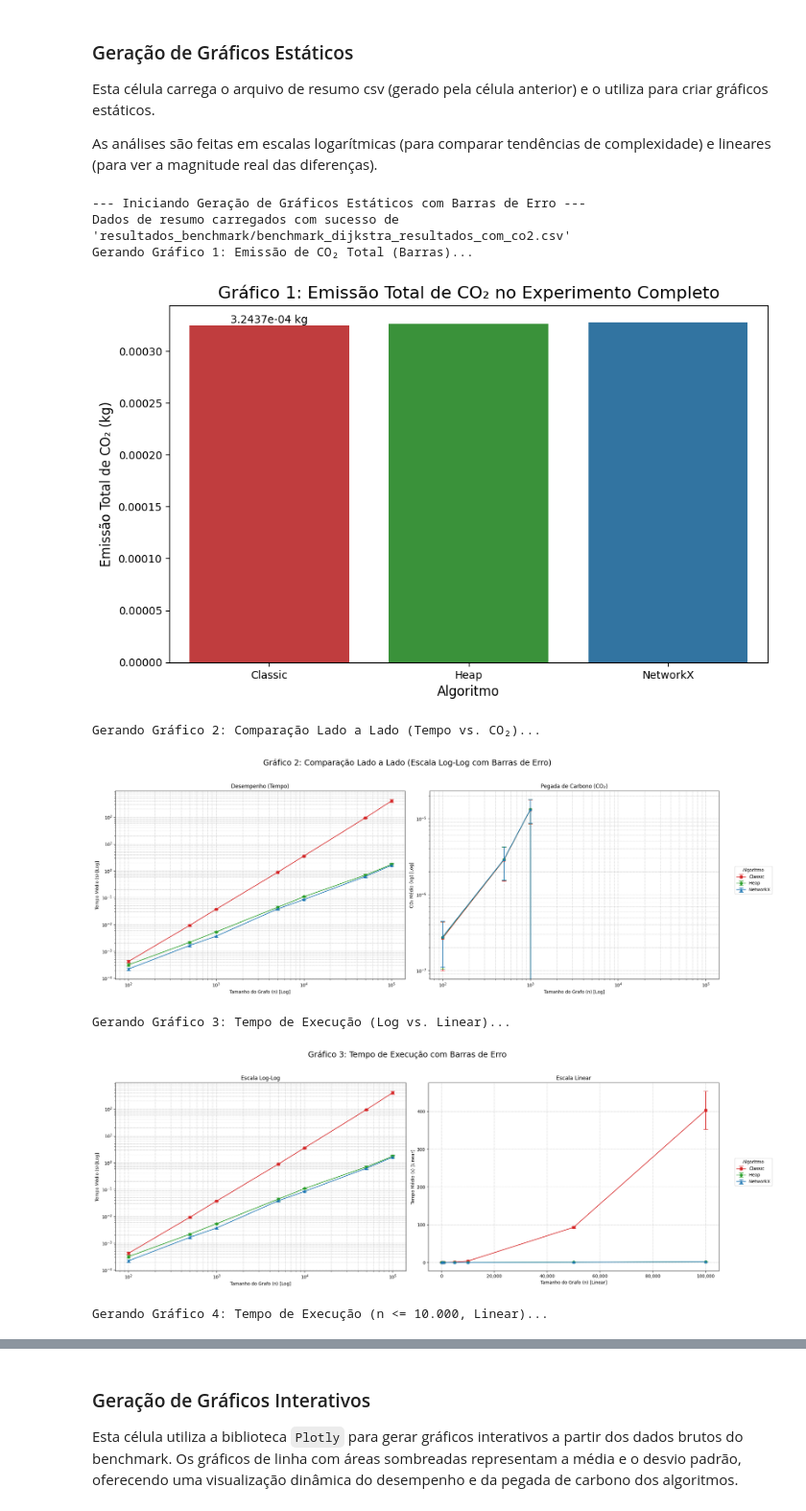
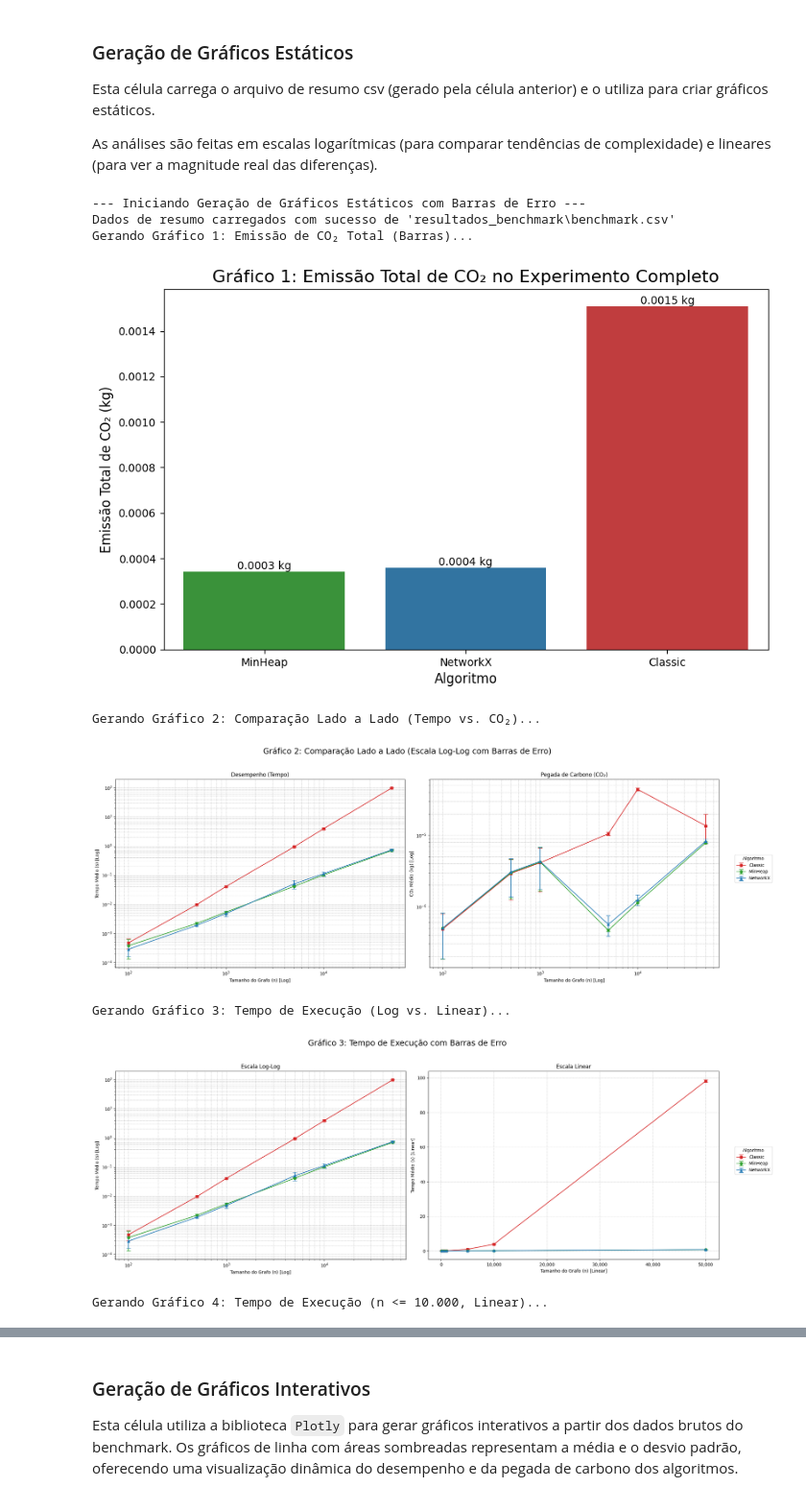
Before and after one commit to alicefvictorino/dijkstra-performance, a Jupyter notebook: main.ipynb, the cells around one changed output, grey strips where cells are left out. Shown at 96% size. Saved outputs shown, nothing was run; the diff lists cells and outputs as text; code cells hidden in the pictures.

Commit message:
Add benchmark results and remove other files
- Updated benchmark results for sizes 5k, 10k, and 50k with corrected values.
- Removed old results

```diff
--- a/main.ipynb
+++ b/main.ipynb
@@ -413,7 +528,7 @@ print(f"--- Iniciando Benchmark Completo de Dijkstra (Com Tempo e CO₂) ---")
 
 # Passo 2: "Experimento completo"
 # COMENTE A LINHA ACIMA E USE ESTA para o experimento real
-ALL_SIZES = [100, 500, 1_000, 5_000, 10_000, 50_000, 100_000]
+ALL_SIZES = [50_000]
 print(f"\nConfiguração de tamanhos: {ALL_SIZES}")
 
 NUM_REPETITIONS = 20
@@ -475,6 +590,7 @@ def calculate_stats(data_array, confidence_level):
                            df=n_obs - 1,
                            loc=mean_val,
                            scale=st.sem(data_clean))
+
         ci_low, ci_high = ci
 
     return mean_val, std_dev, ci_low, ci_high, n_obs
@@ -508,7 +624,7 @@ else:
                 tracker.start()
                 start_v2 = time.time()
                 for source in source_nodes:
-                    dijkstra_classic(source, adj_list)
+                    dijkstra_classico(source, adj_list)
                 end_v2 = time.time()
                 emissions_v2_run = tracker.stop() or 0.0
                 avg_time_v2 = (end_v2 - start_v2) / NUM_SOURCE_NODES
@@ -529,7 +645,7 @@ else:
                 tracker.start()
                 start_heap = time.time()
                 for source in source_nodes:
-                    dijkstra_min_heap(source, adj_list)
+                    dijkstra_MinHeap(source, adj_list)
                 end_heap = time.time()
                 emissions_heap_run = tracker.stop() or 0.0
                 avg_time_heap = (end_heap - start_heap) / NUM_SOURCE_NODES
@@ -550,7 +666,7 @@ else:
                 tracker.start()
                 start_nx = time.time()
                 for source in source_nodes:
-                    nx.single_source_dijkstra_path_length(G_nx, source, weight='weight')
+                    nx.shortest_path(G_nx, source, weight='weight')
                 end_nx = time.time()
                 emissions_nx_run = tracker.stop() or 0.0
                 avg_time_nx = (end_nx - start_nx) / NUM_SOURCE_NODES
@@ -566,10 +682,10 @@ else:
                 times_nx.append(np.nan)
                 emissions_nx.append(np.nan)
 
-            print(f" concluída. (Classic: {avg_time_v2:.4f}s | Heap: {avg_time_heap:.4f}s | NX: {avg_time_nx:.4f}s)")
+            print(f" concluída. (Classic: {avg_time_v2:.4f}s | MinHeap: {avg_time_heap:.4f}s | NX: {avg_time_nx:.4f}s)")
 
         all_results.append({"n": n, "algo": "Classic", "times": times_v2, "emissions": emissions_v2})
-        all_results.append({"n": n, "algo": "Heap", "times": times_heap, "emissions": emissions_heap})
+        all_results.append({"n": n, "algo": "MinHeap", "times": times_heap, "emissions": emissions_heap})
         all_results.append({"n": n, "algo": "NetworkX", "times": times_nx, "emissions": emissions_nx})
 
         # --- Salvar Checkpoint ---
@@ -660,19 +1329,18 @@ As análises são feitas em escalas logarítmicas (para comparar tendências de
 print("--- Iniciando Geração de Gráficos Estáticos com Barras de Erro ---")
 
 # --- Configuração ---
-arquivo_csv = "resultados_benchmark/benchmark_dijkstra_resultados_com_co2.csv"
 output_dir = "graficos_estaticos"
 os.makedirs(output_dir, exist_ok=True)
 
-cores = { 'Classic': '#d62728', 'Heap': '#2ca02c', 'NetworkX': '#1f77b4' }
-marcadores = { 'Classic': 's', 'Heap': 'o', 'NetworkX': '^' }
+cores = { 'Classic': '#d62728', 'MinHeap': '#2ca02c', 'NetworkX': '#1f77b4' }
+marcadores = { 'Classic': 's', 'MinHeap': 'o', 'NetworkX': '^' }
 
 # --- Carregar Dados ---
 try:
-    df = pd.read_csv(arquivo_csv)
-    print(f"Dados de resumo carregados com sucesso de '{arquivo_csv}'")
+    df = pd.read_csv(arquivo_final_atualizado)
+    print(f"Dados de resumo carregados com sucesso de '{arquivo_final_atualizado}'")
 except FileNotFoundError:
-    print(f"ERRO: Arquivo '{arquivo_csv}' não encontrado.")
+    print(f"ERRO: Arquivo '{arquivo_final_atualizado}' não encontrado.")
     print("Por favor, execute a célula de benchmark primeiro.")
     raise
 
@@ -684,7 +1352,13 @@ df_soma_co2 = df_total_co2.groupby('Algoritmo')['CO₂ Total (kg)'].sum().reset_
 
 plt.figure(figsize=(10, 6))
 ax1 = sns.barplot(data=df_soma_co2, x='Algoritmo', y='CO₂ Total (kg)', palette=cores, hue='Algoritmo', legend=False)
-ax1.bar_label(ax1.containers[0], fmt='%.4e kg')
+
+for container in ax1.containers:
+    ax1.bar_label(container,
+                  labels=[f'{v:.4f} kg' for v in container.datavalues],
+                  label_type='edge')
+
+
 plt.title('Gráfico 1: Emissão Total de CO₂ no Experimento Completo', fontsize=16)
 plt.xlabel('Algoritmo', fontsize=12)
 plt.ylabel('Emissão Total de CO₂ (kg)', fontsize=12)
@@ -758,37 +1432,37 @@ ax4.xaxis.set_major_formatter(ticker.FuncFormatter(lambda x, pos: f'{int(x):,}')
 ax4.set_xticks(df_pequenos['Tamanho (n)'].unique())
 ax4.legend(title="Algoritmo")
 plt.tight_layout()
 plt.savefig(os.path.join(output_dir, "04_tempo_linear_pequenos_barras_erro.png"), dpi=300, bbox_inches='tight')
 plt.show()
 
 # --- GRÁFICO 5: Emissões de CO₂ (Log vs. Linear) ---
 print("Gerando Gráfico 5: Emissões de CO₂ (Log vs. Linear)...")
 fig, (ax5_log, ax5_linear) = plt.subplots(1, 2, figsize=(20, 8))
 fig.suptitle('Gráfico 5: Emissões de CO₂ com Barras de Erro', fontsize=18)
 
 plot_with_error_bars(ax5_log, df, 'CO₂ Médio (kg)', 'Desvio Padrão (CO₂)', 'Escala Log-Log',
                 'Tamanho do Grafo (n) [Log]', 'CO₂ Médio (kg) [Log]', 'log', 'log')
 plot_with_error_bars(ax5_linear, df, 'CO₂ Médio (kg)', 'Desvio Padrão (CO₂)', 'Escala Linear',
                 'Tamanho do Grafo (n) [Linear]', 'CO₂ Médio (kg) [Linear]', 'linear', 'linear')
 ax5_linear.xaxis.set_major_formatter(ticker.FuncFormatter(lambda x, pos: f'{int(x):,}'))
 ax5_linear.yaxis.set_major_formatter(ticker.ScalarFormatter(useMathText=True))
 ax5_linear.ticklabel_format(style='sci', axis='y', scilimits=(0,0))
 
 handles, labels = ax5_log.get_legend_handles_labels()
 fig.legend(handles, labels, title="Algoritmo", loc="center right", bbox_to_anchor=(1.08, 0.5))
 plt.tight_layout(rect=[0, 0.03, 1, 0.95])
 plt.savefig(os.path.join(output_dir, "05_co2_log_vs_linear_barras_erro.png"), dpi=300, bbox_inches='tight')
 plt.show()
 
 print(f"\n--- Geração Estática Concluída! ---")
 print(f"Gráficos salvos na pasta: '{output_dir}'")
 # %% [output]
 --- Iniciando Geração de Gráficos Estáticos com Barras de Erro ---
-Dados de resumo carregados com sucesso de 'resultados_benchmark/benchmark_dijkstra_resultados_com_co2.csv'
+Dados de resumo carregados com sucesso de 'resultados_benchmark\benchmark.csv'
 Gerando Gráfico 1: Emissão de CO₂ Total (Barras)...
-[figure, old version]
+[figure, new version]
 Gerando Gráfico 2: Comparação Lado a Lado (Tempo vs. CO₂)...
-[figure, old version]
+[figure, new version]
 Gerando Gráfico 3: Tempo de Execução (Log vs. Linear)...
-[figure, old version]
+[figure, new version]
 Gerando Gráfico 4: Tempo de Execução (n <= 10.000, Linear)...
```
Also changed, not shown: parts of 17 cells of this notebook, 18 other files.
